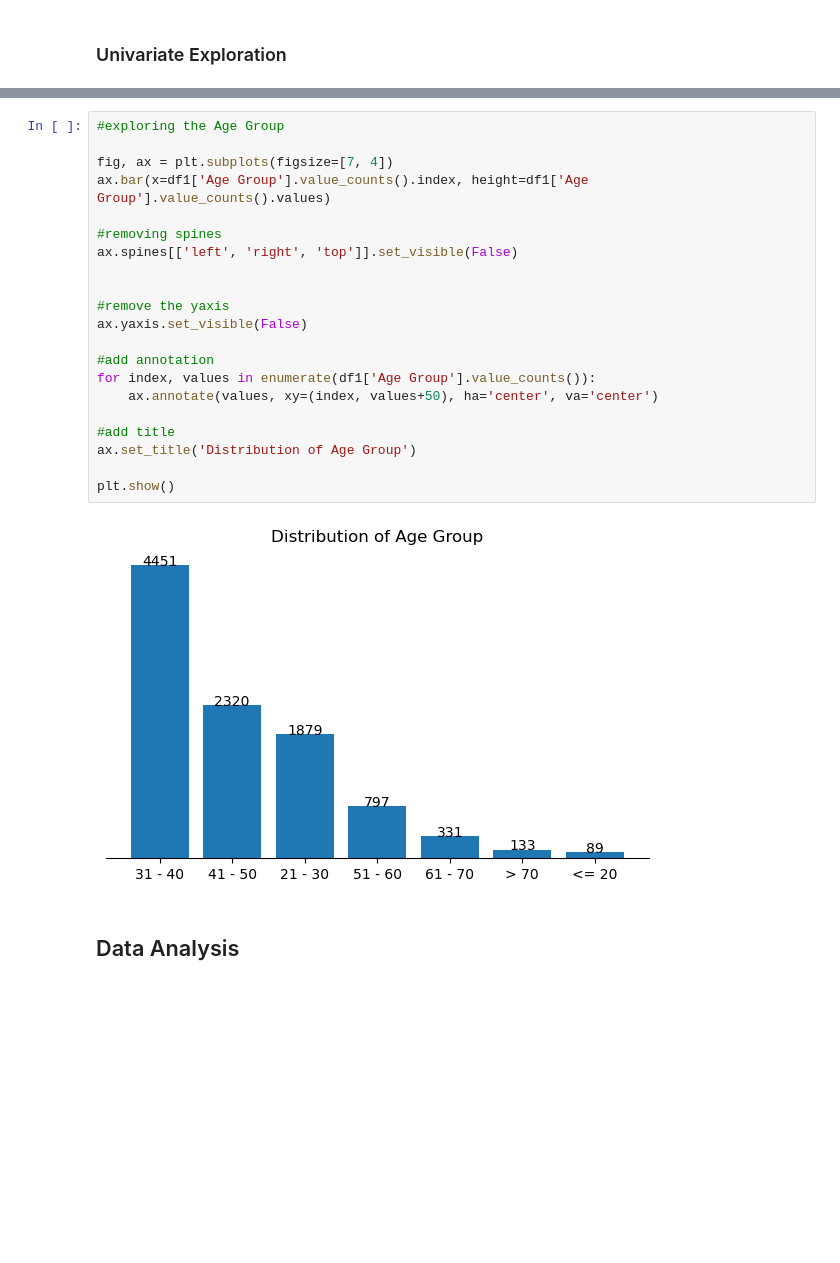
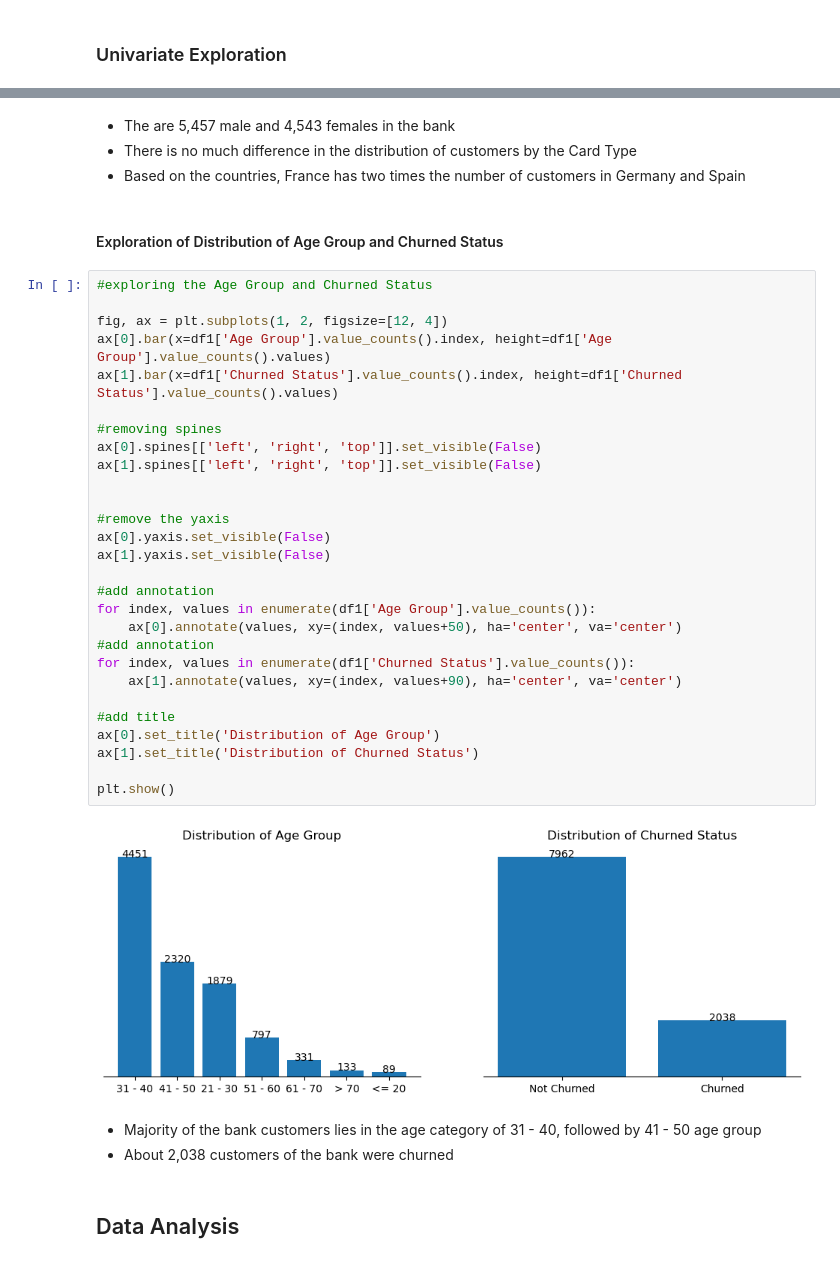
Before and after one commit to valezenwanne/Bank-Customer-Churn-Prediction, a Jupyter notebook: Bank Customer Churn Prediction.ipynb, the cells around one changed output, grey strips where cells are left out. Saved outputs shown, nothing was run; the diff lists cells and outputs as text; blank space fills up the shorter version.

Commit message:
Add explanations to the charts

```diff
--- a/Bank Customer Churn Prediction.ipynb
+++ b/Bank Customer Churn Prediction.ipynb
@@ -484,29 +510,45 @@ ax[2].set_title('Distribution of Country')
 plt.show()
 # %% [output]
 [figure]
+# %% [markdown]
+- The are 5,457 male and 4,543 females in the bank
+- There is no much difference in the distribution of customers by the Card Type
+- Based on the countries, France has two times the number of customers in Germany and Spain
+# %% [markdown]
+#### Exploration of Distribution of Age Group and Churned Status
 # %%
-#exploring the Age Group
+#exploring the Age Group and Churned Status
 
-fig, ax = plt.subplots(figsize=[7, 4])
-ax.bar(x=df1['Age Group'].value_counts().index, height=df1['Age Group'].value_counts().values)
+fig, ax = plt.subplots(1, 2, figsize=[12, 4])
+ax[0].bar(x=df1['Age Group'].value_counts().index, height=df1['Age Group'].value_counts().values)
+ax[1].bar(x=df1['Churned Status'].value_counts().index, height=df1['Churned Status'].value_counts().values)
 
 #removing spines
-ax.spines[['left', 'right', 'top']].set_visible(False)
+ax[0].spines[['left', 'right', 'top']].set_visible(False)
+ax[1].spines[['left', 'right', 'top']].set_visible(False)
 
 
 #remove the yaxis
-ax.yaxis.set_visible(False)
+ax[0].yaxis.set_visible(False)
+ax[1].yaxis.set_visible(False)
 
 #add annotation
 for index, values in enumerate(df1['Age Group'].value_counts()):
-    ax.annotate(values, xy=(index, values+50), ha='center', va='center')
+    ax[0].annotate(values, xy=(index, values+50), ha='center', va='center')
+#add annotation
+for index, values in enumerate(df1['Churned Status'].value_counts()):
+    ax[1].annotate(values, xy=(index, values+90), ha='center', va='center')
 
 #add title
-ax.set_title('Distribution of Age Group')
+ax[0].set_title('Distribution of Age Group')
+ax[1].set_title('Distribution of Churned Status')
 
 plt.show()
 # %% [output]
-[figure, old version]
+[figure, new version]
+# %% [markdown]
+- Majority of the bank customers lies in the age category of 31 - 40, followed by 41 - 50 age group
+- About 2,038 customers of the bank were churned
 # %% [markdown]
 ## Data Analysis
 # %% [markdown]
```
Also changed, not shown: parts of 91 cells of this notebook.
